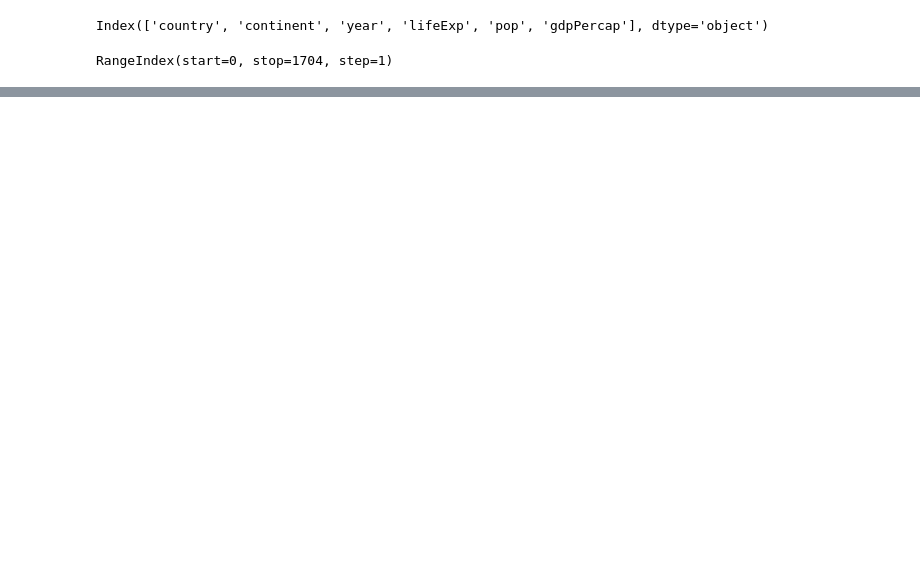
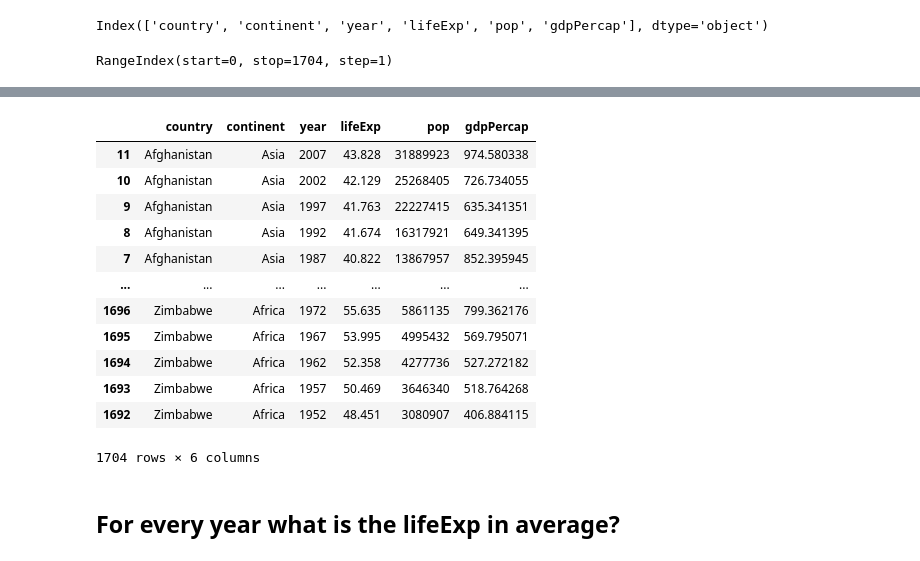
Before and after one commit to Trantuvan/pandas_scipy_2020, a Jupyter notebook: intro.ipynb, the cells around one changed output, grey strips where cells are left out. Saved outputs shown, nothing was run; the diff lists cells and outputs as text; code cells hidden in the pictures; blank space fills up the shorter version.

```diff
--- a/intro.ipynb
+++ b/intro.ipynb
@@ -67,0 +176,18 @@ RangeIndex(start=0, stop=1704, step=1)
+# %%
+df.sort_values(by=['country','year'],ascending=[True,False])
+# %% [output]
+|  | country | continent | year | lifeExp | pop | gdpPercap |
+| 11 | Afghanistan | Asia | 2007 | 43.828 | 31889923 | 974.580338 |
+| 10 | Afghanistan | Asia | 2002 | 42.129 | 25268405 | 726.734055 |
+| 9 | Afghanistan | Asia | 1997 | 41.763 | 22227415 | 635.341351 |
+| 8 | Afghanistan | Asia | 1992 | 41.674 | 16317921 | 649.341395 |
+| 7 | Afghanistan | Asia | 1987 | 40.822 | 13867957 | 852.395945 |
+| ... | ... | ... | ... | ... | ... | ... |
+| 1696 | Zimbabwe | Africa | 1972 | 55.635 | 5861135 | 799.362176 |
+| 1695 | Zimbabwe | Africa | 1967 | 53.995 | 4995432 | 569.795071 |
+| 1694 | Zimbabwe | Africa | 1962 | 52.358 | 4277736 | 527.272182 |
+| 1693 | Zimbabwe | Africa | 1957 | 50.469 | 3646340 | 518.764268 |
+| 1692 | Zimbabwe | Africa | 1952 | 48.451 | 3080907 | 406.884115 |
+1704 rows × 6 columns
+# %% [markdown]
+## For every year what is the lifeExp in average?
```
Also changed, not shown: parts of 24 cells of this notebook.
